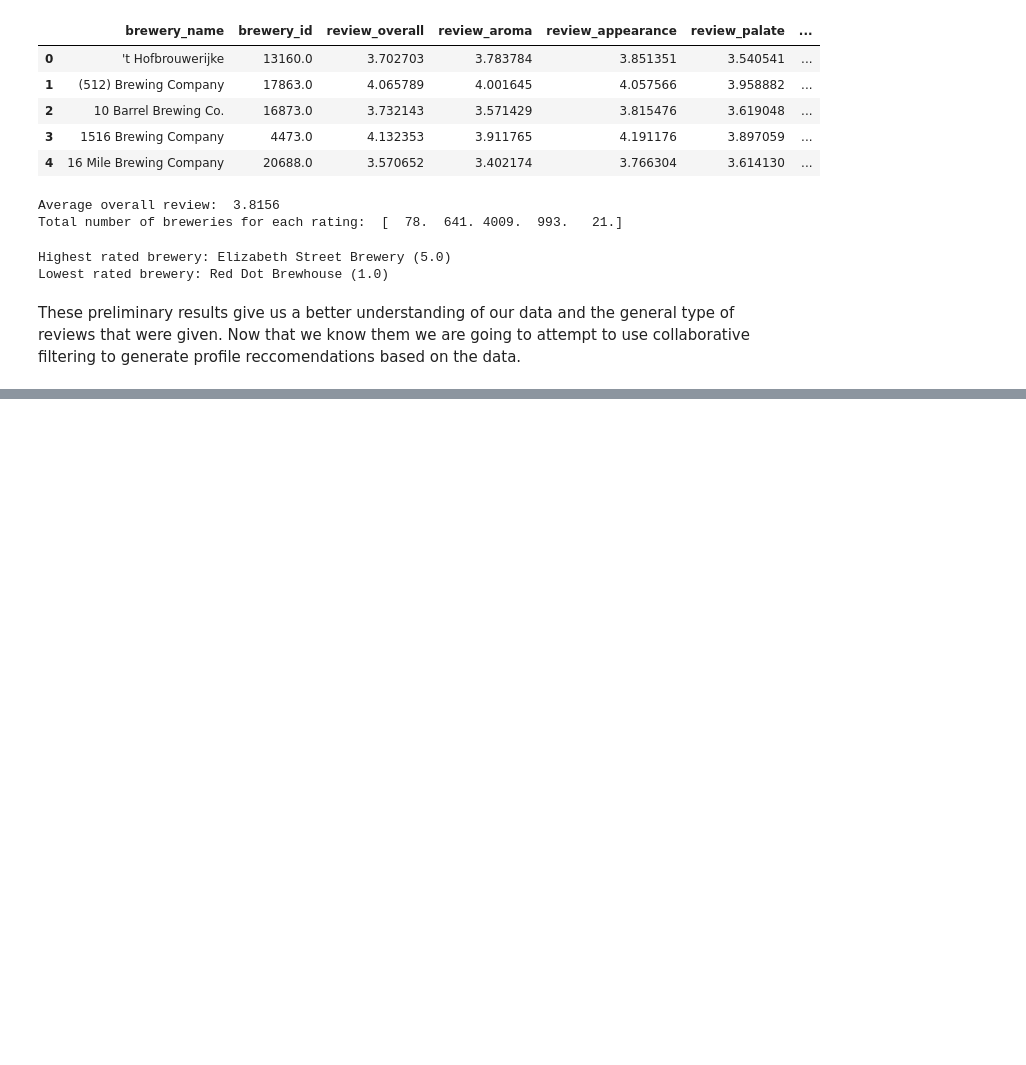
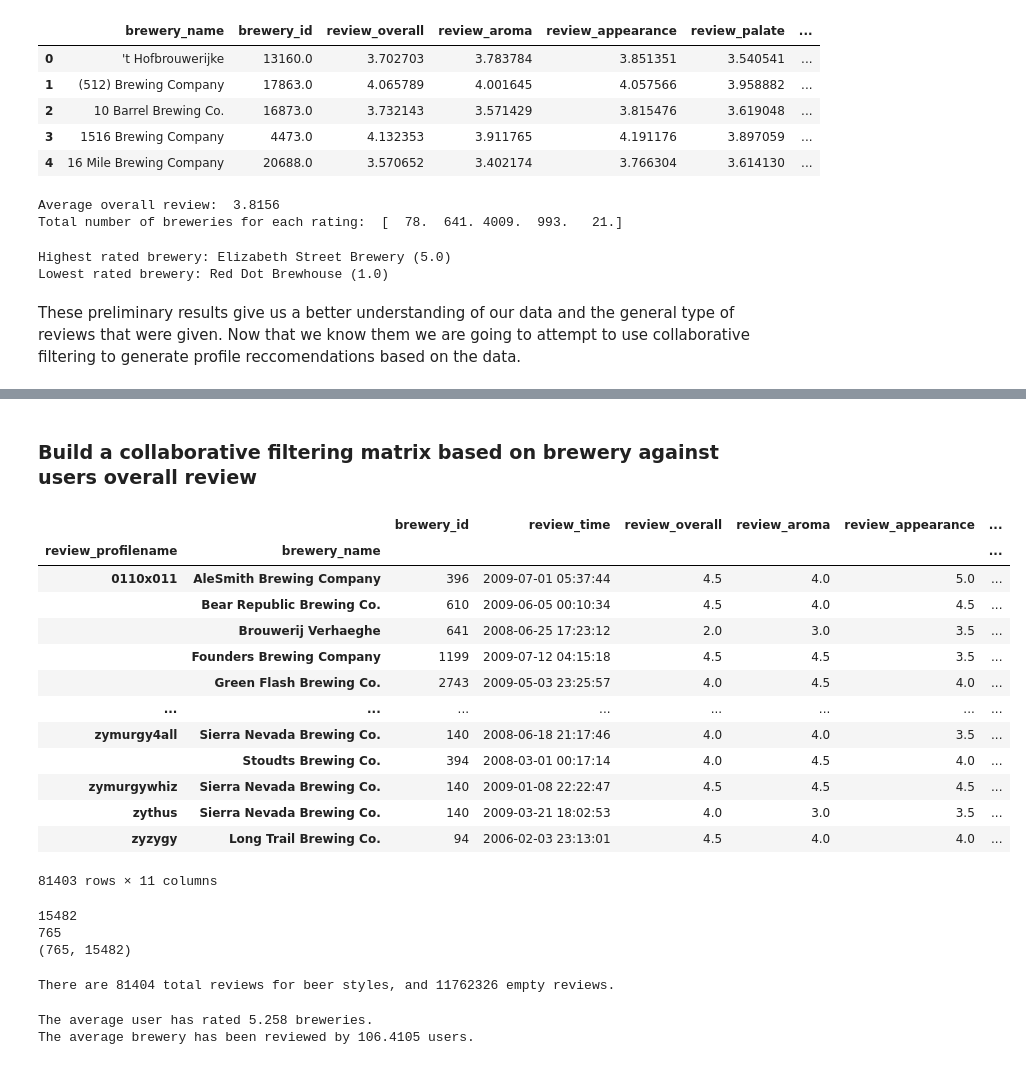
Before and after one commit to wfulton98/Final-Project, a Jupyter notebook: Beer Recommender System.ipynb, the cells around one changed output, grey strips where cells are left out. Cells and saved outputs as stored; diff of their text form; code cells hidden in the pictures; blank space fills up the shorter version.

```diff
--- a/Beer Recommender System.ipynb
+++ b/Beer Recommender System.ipynb
@@ -165,0 +269,36 @@ These preliminary results give us a better understanding of our data and the gen
+# %% [markdown]
+### Build a collaborative filtering matrix based on brewery against users overall review
+# %%
+breweries_df = df_new.groupby(['review_profilename', 'brewery_name'])
+breweries_df.first()
+# %% [output]
+|  |  | brewery_id | review_time | review_overall | review_aroma | review_appearance | ... |
+| review_profilename | brewery_name |  |  |  |  |  | ... |
+| 0110x011 | AleSmith Brewing Company | 396 | 2009-07-01 05:37:44 | 4.5 | 4.0 | 5.0 | ... |
+|  | Bear Republic Brewing Co. | 610 | 2009-06-05 00:10:34 | 4.5 | 4.0 | 4.5 | ... |
+|  | Brouwerij Verhaeghe | 641 | 2008-06-25 17:23:12 | 2.0 | 3.0 | 3.5 | ... |
+|  | Founders Brewing Company | 1199 | 2009-07-12 04:15:18 | 4.5 | 4.5 | 3.5 | ... |
+|  | Green Flash Brewing Co. | 2743 | 2009-05-03 23:25:57 | 4.0 | 4.5 | 4.0 | ... |
+| ... | ... | ... | ... | ... | ... | ... | ... |
+| zymurgy4all | Sierra Nevada Brewing Co. | 140 | 2008-06-18 21:17:46 | 4.0 | 4.0 | 3.5 | ... |
+|  | Stoudts Brewing Co. | 394 | 2008-03-01 00:17:14 | 4.0 | 4.5 | 4.0 | ... |
+| zymurgywhiz | Sierra Nevada Brewing Co. | 140 | 2009-01-08 22:22:47 | 4.5 | 4.5 | 4.5 | ... |
+| zythus | Sierra Nevada Brewing Co. | 140 | 2009-03-21 18:02:53 | 4.0 | 3.0 | 3.5 | ... |
+| zyzygy | Long Trail Brewing Co. | 94 | 2006-02-03 23:13:01 | 4.5 | 4.0 | 4.0 | ... |
+81403 rows × 11 columns
+# %%
+#build matrix
+#our matrix will consist of users as the columns and breweries (items) as the rows
+#initialize an empty matrix of size (items, users)
+profile_names = df_new['review_profilename'].unique()
+brewery_names = df_new['brewery_name'].unique()
+print(len(profile_names))
+print(len(brewery_names))
+
+ratings = np.empty((len(brewery_names), len(profile_names)))
+ratings[:] = np.NaN
+print(ratings.shape)
+# %% [output]
+15482
+765
+(765, 15482)
@@ -165,0 +325,24 @@ These preliminary results give us a better understanding of our data and the gen
+# %%
+print(f'There are {num_reviews} total reviews for beer styles, and {num_blank_reviews} empty reviews.')
+# %% [output]
+There are 81404 total reviews for beer styles, and 11762326 empty reviews.
+# %%
+#find the average number of ratings per user
+num_user_ratings = []
+for idx, name in enumerate(profile_names):
+    user_ratings = ratings[ :, idx ]
+    num_user_ratings.append( np.count_nonzero( ~np.isnan(user_ratings) ))
+
+
+print(f'The average user has rated {np.round(np.mean(num_user_ratings), 4)} breweries.')
+
+#find the average number of ratings per item
+num_item_ratings = []
+for idx, brewery in enumerate(brewery_names):
+    item_ratings = ratings[ idx, : ]
+    num_item_ratings.append( np.count_nonzero( ~np.isnan(item_ratings) ))
+
+print(f'The average brewery has been reviewed by {np.round(np.mean(num_item_ratings), 4)} users.')
+# %% [output]
+The average user has rated 5.258 breweries.
+The average brewery has been reviewed by 106.4105 users.
```
Also changed, not shown: parts of 11 cells of this notebook, 1 other file.
